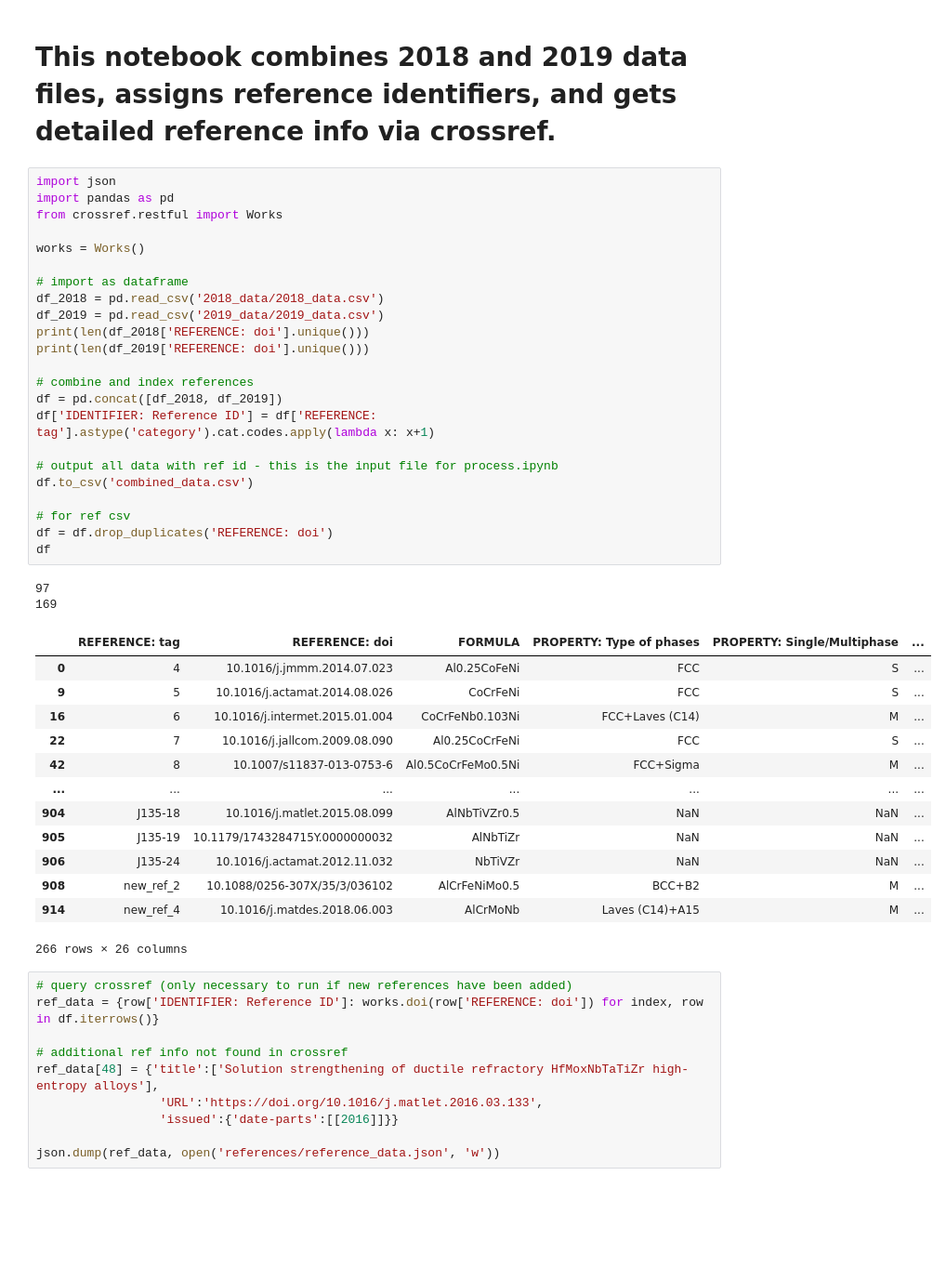
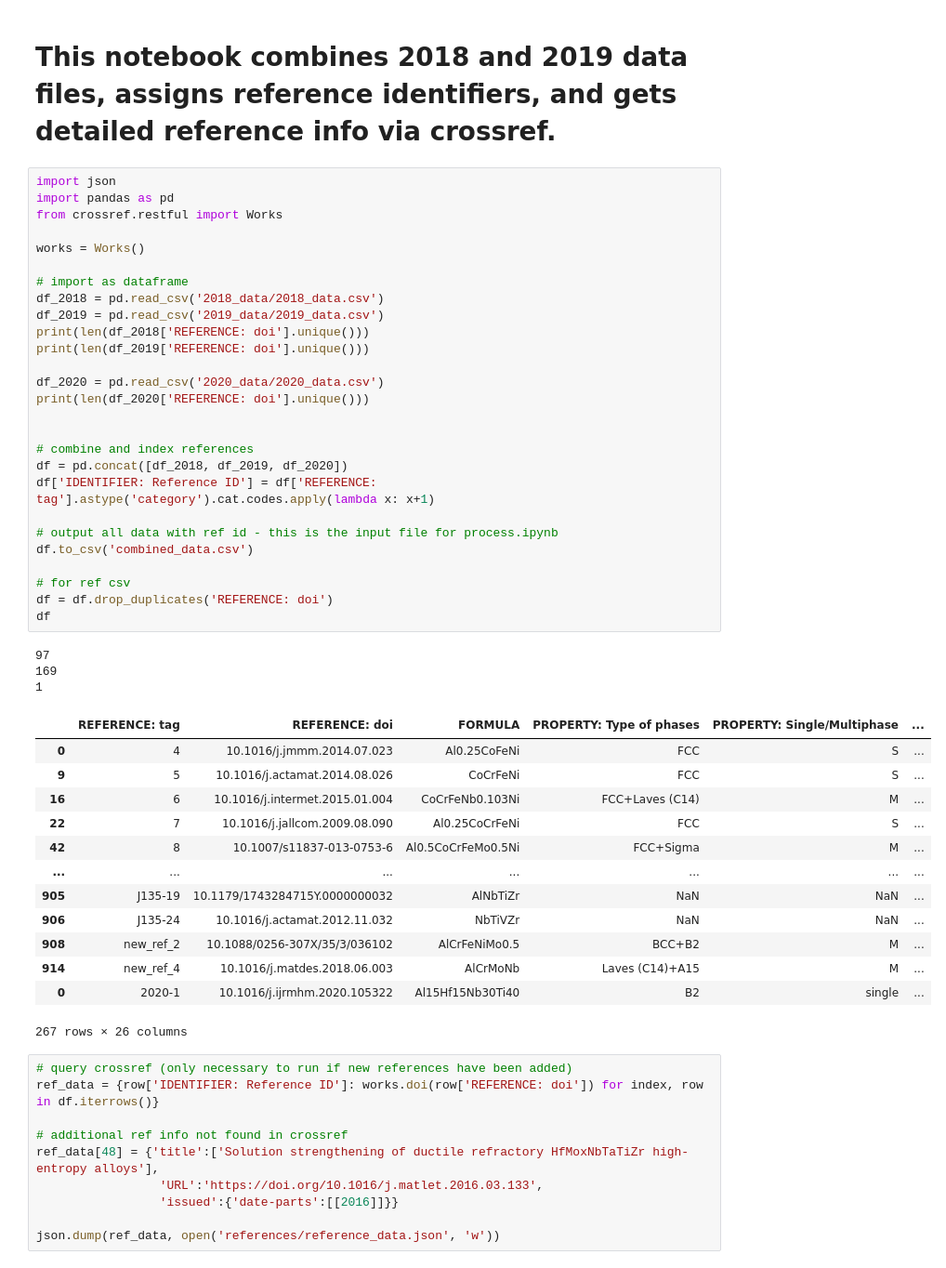
Before and after one commit to CitrineInformatics/MPEA_dataset, a Jupyter notebook: get_references.ipynb, the cells around one changed output. Shown: that part at 93% size. Saved outputs shown, nothing was run; the diff lists cells and outputs as text; blank space fills up the shorter version.

Commit message:
added functionality for parsing new data

```diff
--- a/get_references.ipynb
+++ b/get_references.ipynb
@@ -5,40 +5,45 @@ import json
 import pandas as pd
 from crossref.restful import Works
 
 works = Works()
 
 # import as dataframe
 df_2018 = pd.read_csv('2018_data/2018_data.csv')
 df_2019 = pd.read_csv('2019_data/2019_data.csv')
 print(len(df_2018['REFERENCE: doi'].unique()))
 print(len(df_2019['REFERENCE: doi'].unique()))
 
+df_2020 = pd.read_csv('2020_data/2020_data.csv')
+print(len(df_2020['REFERENCE: doi'].unique()))
+
+
 # combine and index references
-df = pd.concat([df_2018, df_2019])
+df = pd.concat([df_2018, df_2019, df_2020])
 df['IDENTIFIER: Reference ID'] = df['REFERENCE: tag'].astype('category').cat.codes.apply(lambda x: x+1)
 
 # output all data with ref id - this is the input file for process.ipynb
 df.to_csv('combined_data.csv')
 
 # for ref csv
 df = df.drop_duplicates('REFERENCE: doi')
 df
 # %% [output]
 97
 169
+1
 |  | REFERENCE: tag | REFERENCE: doi | FORMULA | PROPERTY: Type of phases | PROPERTY: Single/Multiphase | ... |
 | 0 | 4 | 10.1016/j.jmmm.2014.07.023 | Al0.25CoFeNi | FCC | S | ... |
 | 9 | 5 | 10.1016/j.actamat.2014.08.026 | CoCrFeNi | FCC | S | ... |
 | 16 | 6 | 10.1016/j.intermet.2015.01.004 | CoCrFeNb0.103Ni | FCC+Laves (C14) | M | ... |
 | 22 | 7 | 10.1016/j.jallcom.2009.08.090 | Al0.25CoCrFeNi | FCC | S | ... |
 | 42 | 8 | 10.1007/s11837-013-0753-6 | Al0.5CoCrFeMo0.5Ni | FCC+Sigma | M | ... |
 | ... | ... | ... | ... | ... | ... | ... |
-| 904 | J135-18 | 10.1016/j.matlet.2015.08.099 | AlNbTiVZr0.5 | NaN | NaN | ... |
 | 905 | J135-19 | 10.1179/1743284715Y.0000000032 | AlNbTiZr | NaN | NaN | ... |
 | 906 | J135-24 | 10.1016/j.actamat.2012.11.032 | NbTiVZr | NaN | NaN | ... |
 | 908 | new_ref_2 | 10.1088/0256-307X/35/3/036102 | AlCrFeNiMo0.5 | BCC+B2 | M | ... |
 | 914 | new_ref_4 | 10.1016/j.matdes.2018.06.003 | AlCrMoNb | Laves (C14)+A15 | M | ... |
+| 0 | 2020-1 | 10.1016/j.ijrmhm.2020.105322 | Al15Hf15Nb30Ti40 | B2 | single | ... |
-266 rows × 26 columns
+267 rows × 26 columns
 # %%
 # query crossref (only necessary to run if new references have been added)
 ref_data = {row['IDENTIFIER: Reference ID']: works.doi(row['REFERENCE: doi']) for index, row in df.iterrows()}
```
Also changed, not shown: parts of 1 cell of this notebook, 7 other files.
